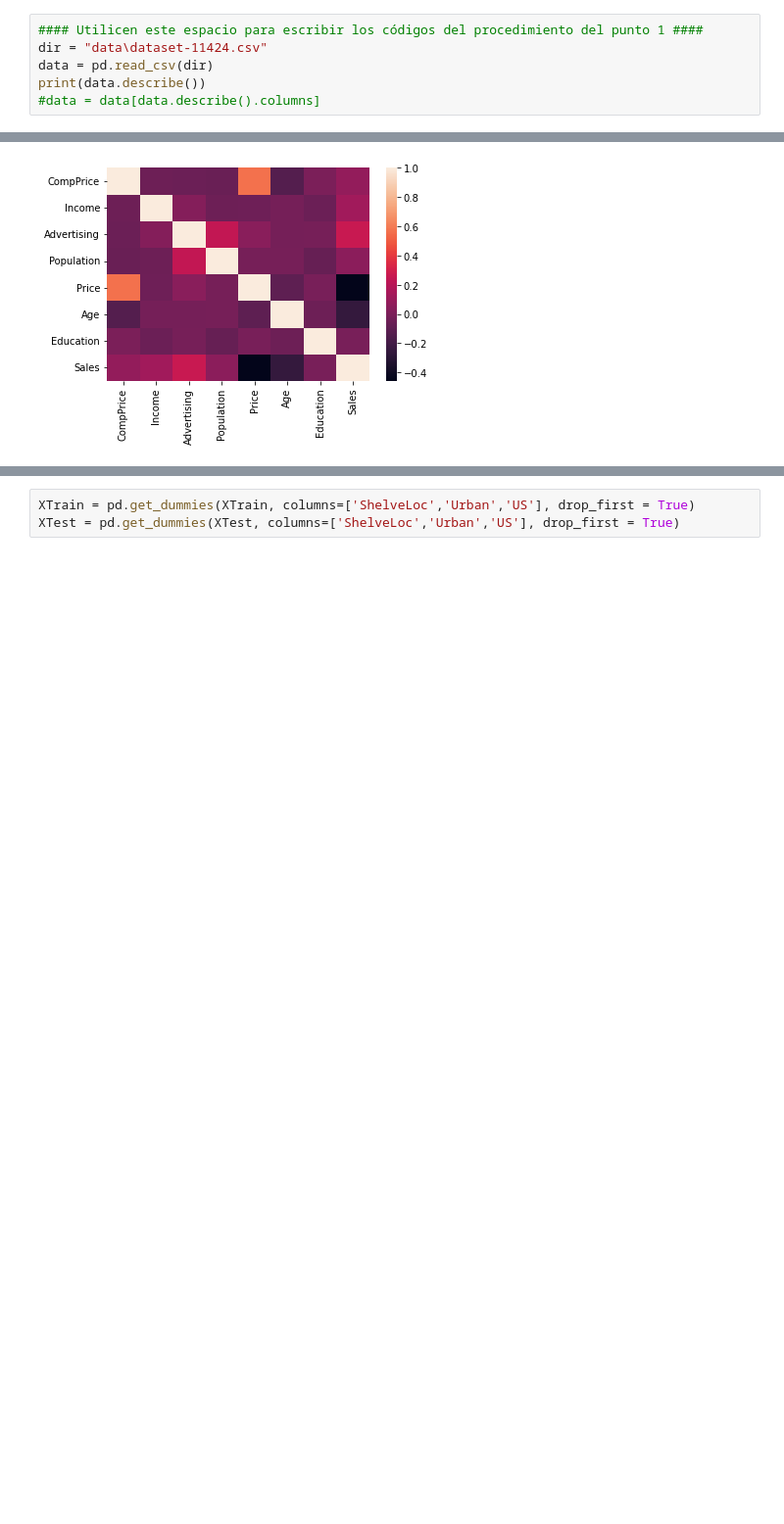
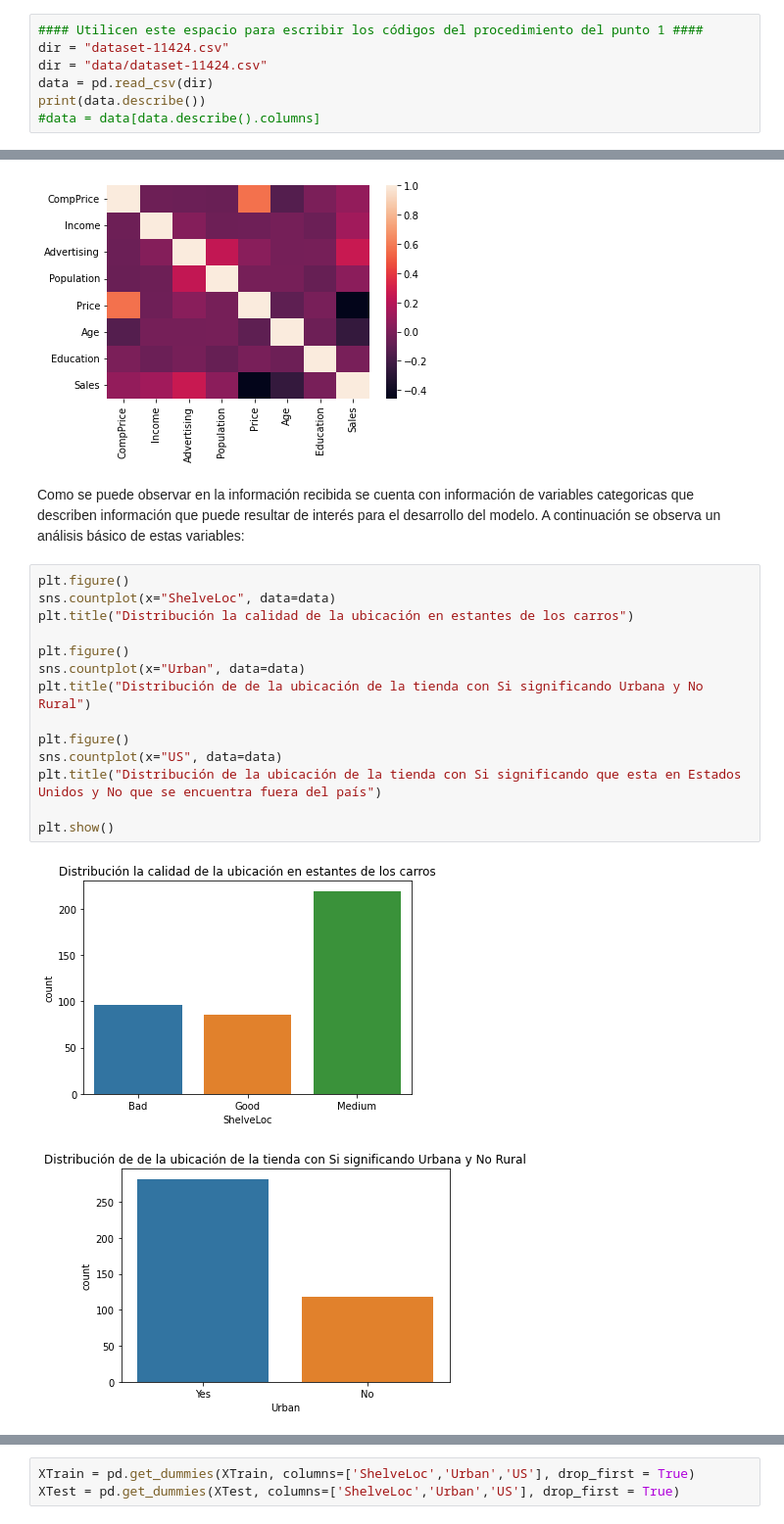
Before and after one commit to paulguz261/MIAD_20231_intro_machine_learning_grupal, a Jupyter notebook: week4/Caso implementación de modelos no lineales aditivos en un problema de regresión.ipynb, the cells around one changed output, grey strips where cells are left out. Shown at 98% size. Saved outputs shown, nothing was run; the diff lists cells and outputs as text; blank space fills up the shorter version.

```diff
--- a/week4/Caso implementación de modelos no lineales aditivos en un problema de regresión.ipynb
+++ b/week4/Caso implementación de modelos no lineales aditivos en un problema de regresión.ipynb
@@ -86,7 +94,8 @@ from pygam import GAM, s, LinearGAM, te, f, l
 sns.set_style()
 # %%
 #### Utilicen este espacio para escribir los códigos del procedimiento del punto 1 ####
-dir = "data\dataset-11424.csv"
+dir = "dataset-11424.csv"
+dir = "data/dataset-11424.csv"
 data = pd.read_csv(dir)
 print(data.describe())
 #data = data[data.describe().columns]
@@ -174,3 +183,22 @@ sns.heatmap(desc_df.corr())
 # %% [output]
 <AxesSubplot:>
 [figure]
+# %% [markdown]
+Como se puede observar en la información recibida se cuenta con información de variables categoricas que describen información que puede resultar de interés para el desarrollo del modelo. A continuación se observa un análisis básico de estas variables:
+# %%
+plt.figure()
+sns.countplot(x="ShelveLoc", data=data)
+plt.title("Distribución la calidad de la ubicación en estantes de los carros")
+
+plt.figure()
+sns.countplot(x="Urban", data=data)
+plt.title("Distribución de de la ubicación de la tienda con Si significando Urbana y No Rural")
+
+plt.figure()
+sns.countplot(x="US", data=data)
+plt.title("Distribución de la ubicación de la tienda con Si significando que esta en Estados Unidos y No que se encuentra fuera del país")
+
+plt.show()
+# %% [output]
+[figure, added]
+[figure, added]
```
Also changed, not shown: parts of 24 cells of this notebook, 6 other files.
